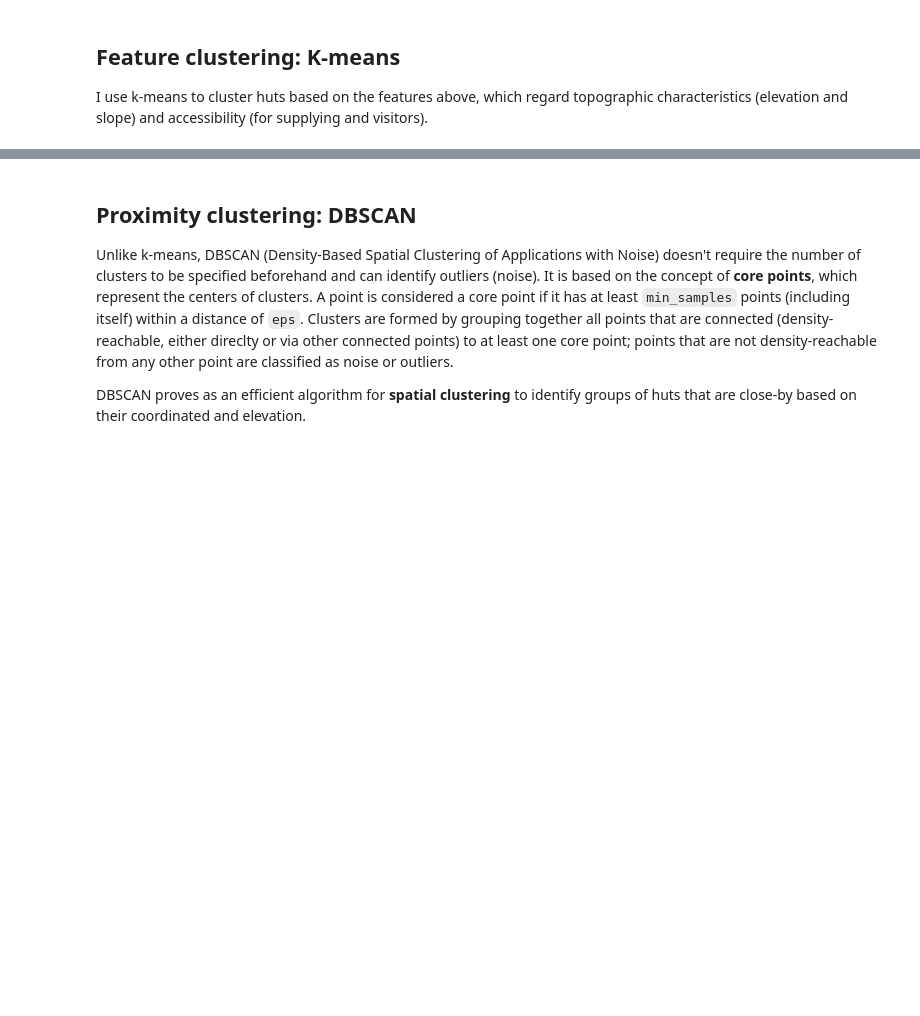
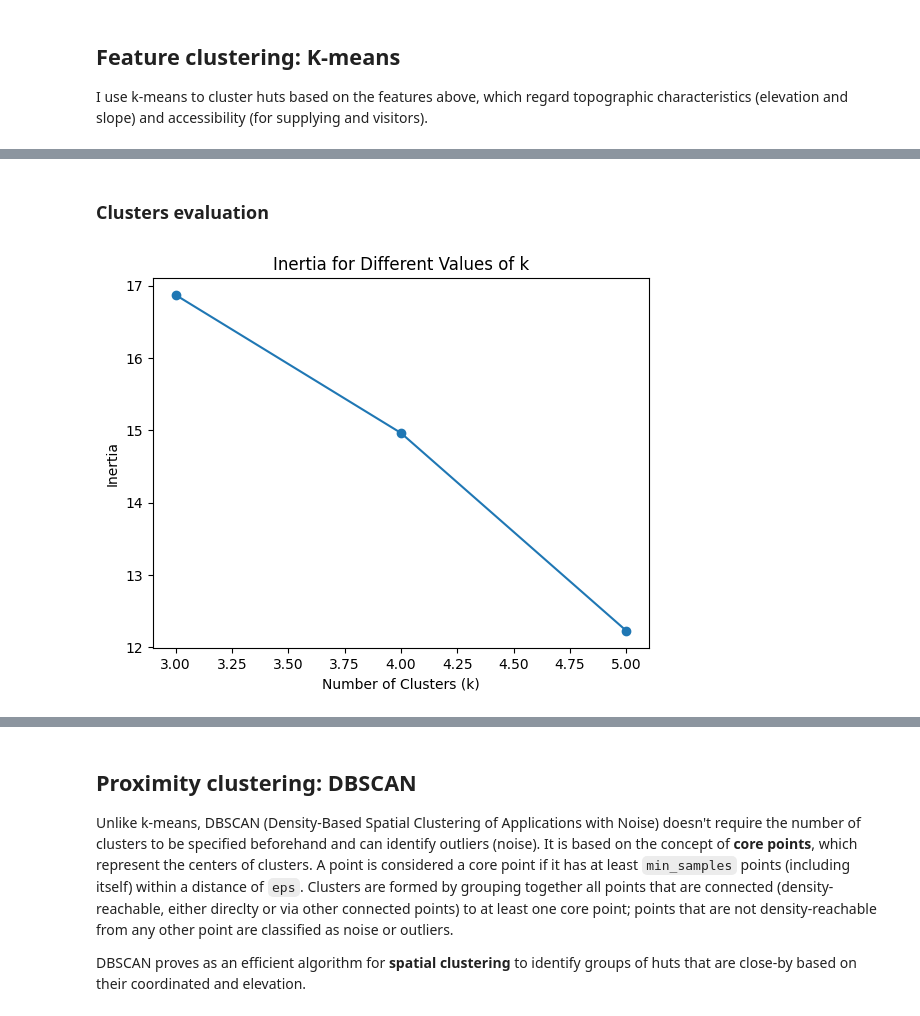
Before and after one commit to dclfbk/alpinehutsustainability, a Jupyter notebook: code/cluster_analysis.ipynb, the cells around one changed output, grey strips where cells are left out. Drawn from its saved outputs; the diff is of its cells as text; code cells hidden in the pictures; blank space fills up the shorter version.

```diff
--- a/code/cluster_analysis.ipynb
+++ b/code/cluster_analysis.ipynb
@@ -128,0 +198,14 @@ plt.show()
+# %% [markdown]
+### Clusters evaluation
+# %%
+# Inertia (cluster compactness)
+# Lower inertia indicates better compactness within clusters but does not necessarily mean
+# the best number of clusters (overfitting is possible). Optimal k may be in an elbow point.
+
+plt.plot([3, 4, 5], inertia_values, marker='o')
+plt.xlabel("Number of Clusters (k)")
+plt.ylabel("Inertia")
+plt.title("Inertia for Different Values of k")
+plt.show()
+# %% [output]
+[figure, added]
```
Also changed, not shown: parts of 18 cells of this notebook, 1 other file.
